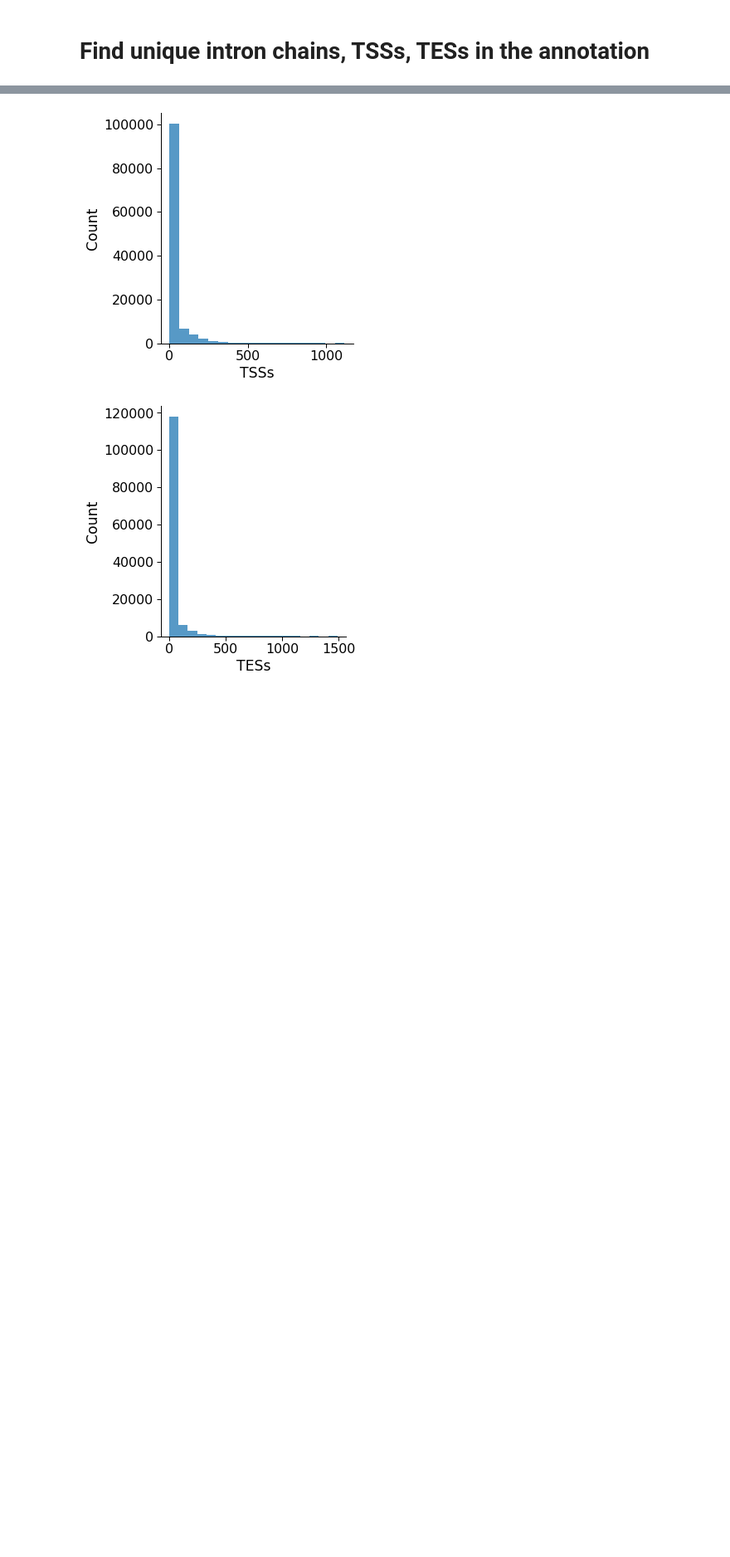
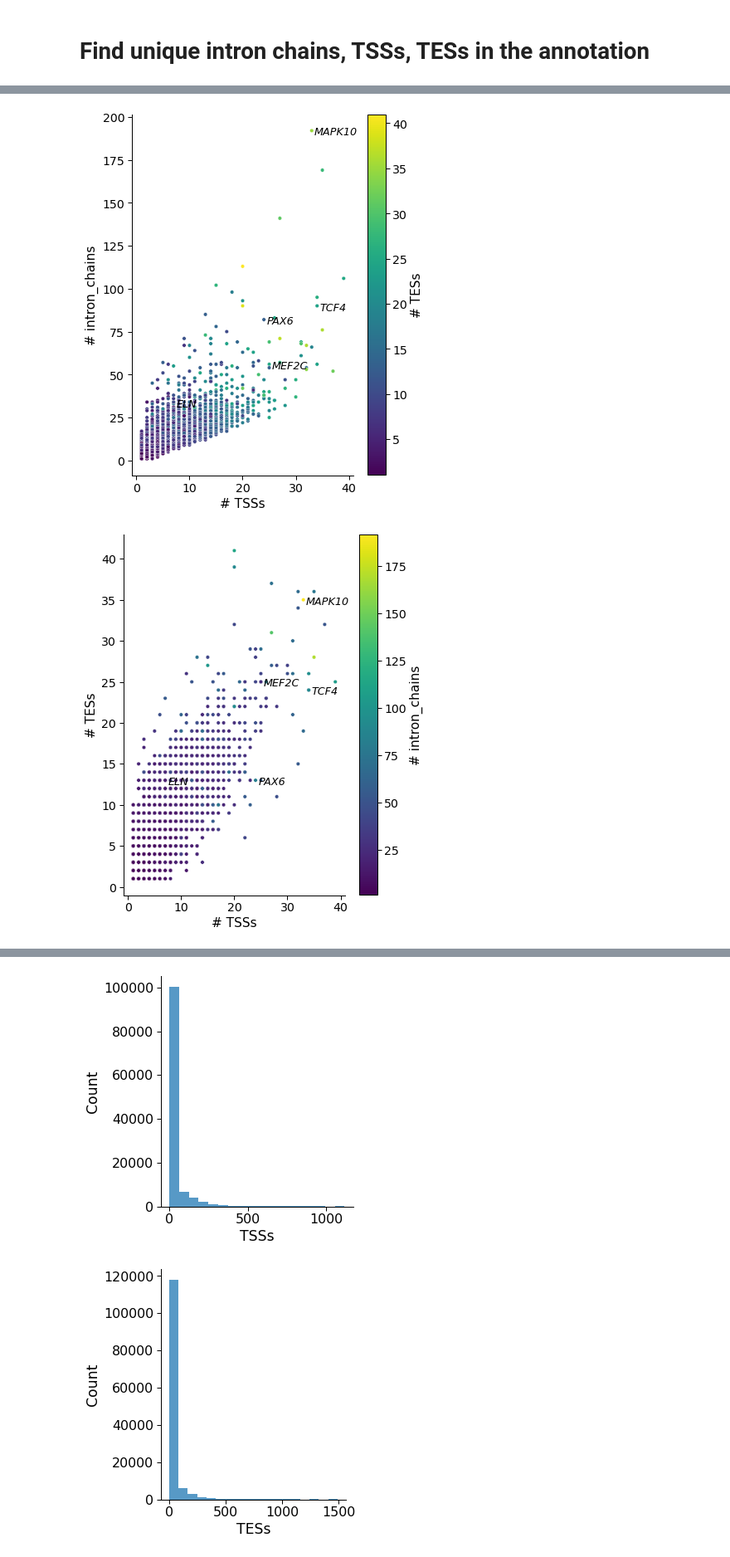
Before and after one commit to fairliereese/rnawg, a Jupyter notebook: lr_bulk/swan/characterize_reference.ipynb, the cells around one changed output, grey strips where cells are left out. Shown at 83% size. Cells and saved outputs as stored; diff of their text form; code cells hidden in the pictures; blank space fills up the shorter version.

Commit message:
moved plotting scripts to plotting.py

```diff
--- a/lr_bulk/swan/characterize_reference.ipynb
+++ b/lr_bulk/swan/characterize_reference.ipynb
@@ -31,0 +34,9 @@ Read in graph from swan.p
+# %%
+genes = ['PAX6', 'TCF4', 'MAPK10', 'ELN', 'MEF2C']
+plot_n_ic_tss_tes(counts,
+                  label_genes=genes,
+                  kind='annot',
+                  opref='figures/human')
+# %% [output]
+[figure, added]
+[figure, added]
```
Also changed, not shown: parts of 3 cells of this notebook, 7 other files.
